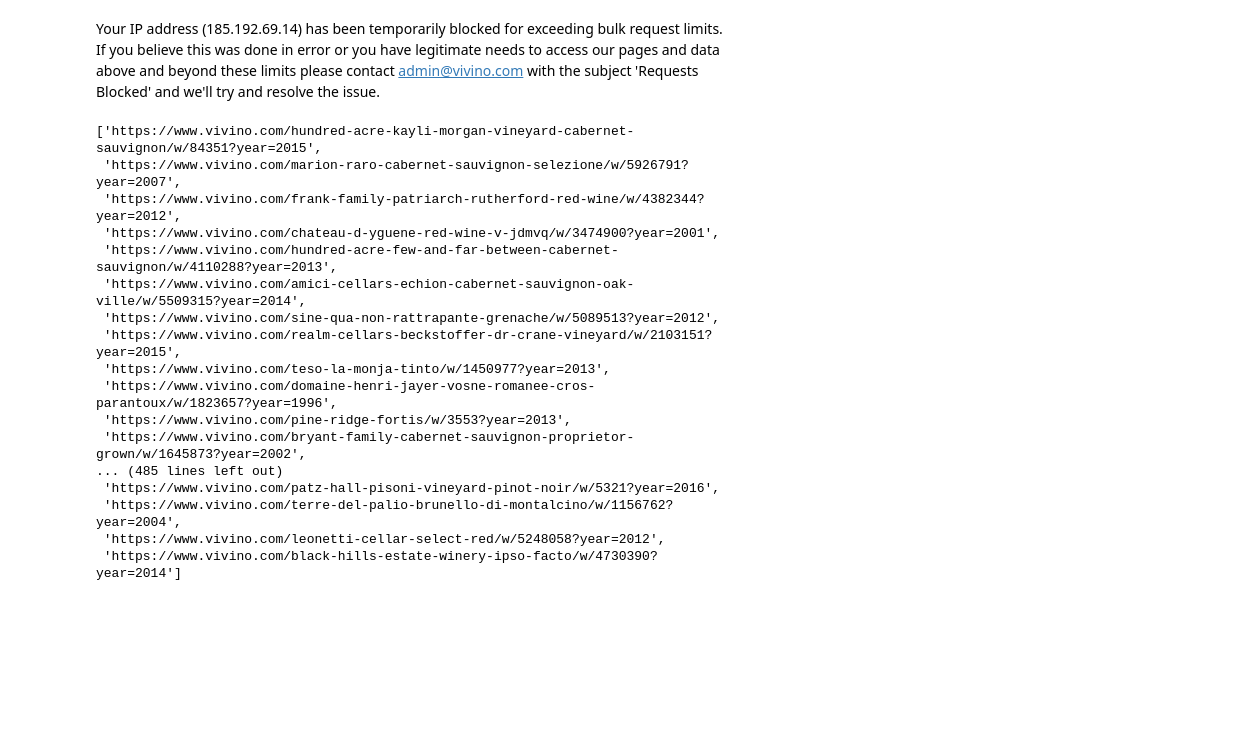
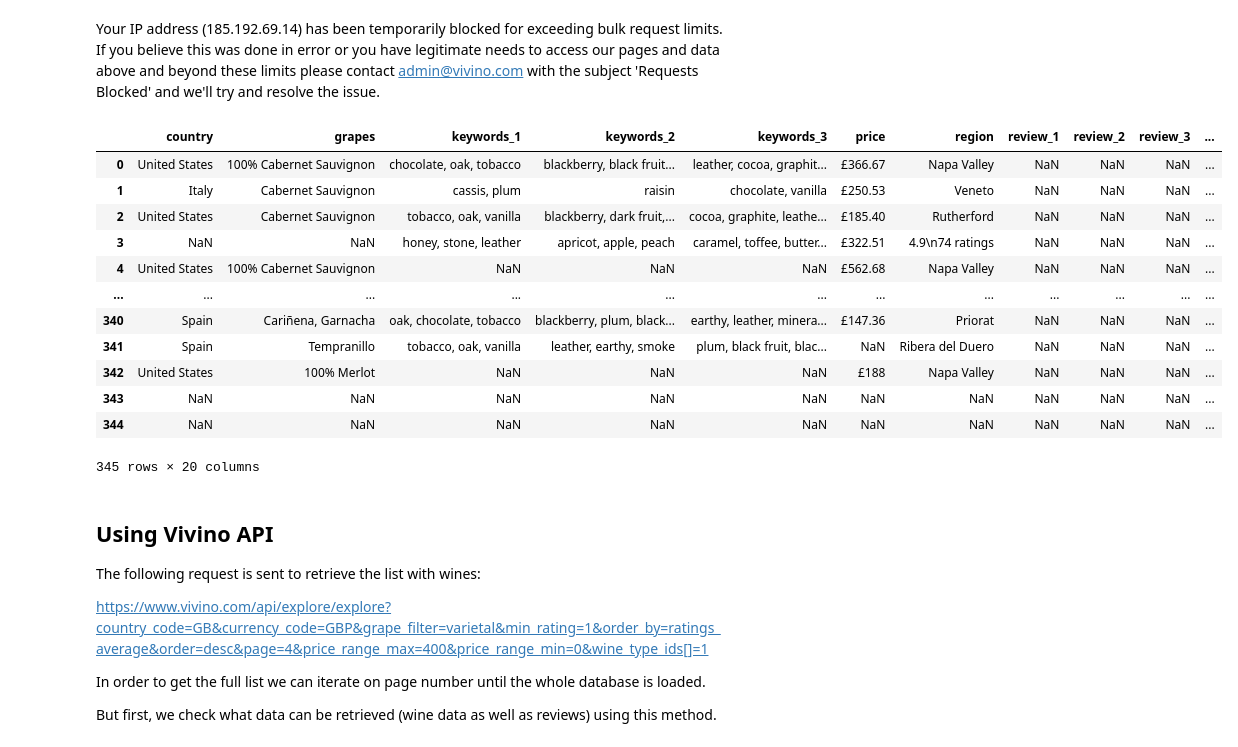
Before and after one commit to sveta-egorova/wine, a Jupyter notebook: ProjectM.ipynb, the cells around one changed output. Cells and saved outputs as stored; diff of their text form; code cells hidden in the pictures; blank space fills up the shorter version.

```diff
--- a/ProjectM.ipynb
+++ b/ProjectM.ipynb
@@ -272,13 +272,15 @@ See documentation [here](https://www.selenium.dev/documentation/en/getting_start
 # %%
 # Initialize web driver
 
-def initialize_chrome_driver():
+def initialize_chrome_driver(long_screen=False):
     options = webdriver.ChromeOptions()
     options.add_argument('--headless')
     options.add_argument('--user-agent=Mozilla/5.0 (Macintosh; Intel Mac OS X 10_15_7) AppleWebKit/605.1.15 (KHTML, like Gecko) Version/14.0 Safari/605.1.15')
-    # options.add_argument("--window-size=1920x10800")
-    options.add_argument("--window-size=1920x1080")
     options.add_argument("start-maximized")
+    if long_screen:
+        options.add_argument("--window-size=1920x10800")
+    else:
+        options.add_argument("--window-size=1920x1080")
     # options.add_argument("disable-infobars")
     # options.add_argument("--no-sandbox")
     # options.add_argument("--disable-extensions")
@@ -683,0 +679,22 @@ https://www.vivino.com/explore?e=eJwNijEOgCAMAH_TGRPXLi6u7saYWpWQCBhaVH5vl7vhLhb
+# %%
+argentina_white = "https://www.vivino.com/explore?e=eJwNi7sKgDAMAP8mcxXXLC6u7iISYy0F20oaX39vlrvhuCTYQIoZHSR6sXMO-MOhBzaMcFoNO94k0SsdUFYU0phDXbhcWaHg5ivDo9OMra3VTPIDsT4c7w=="
+australia_white = "https://www.vivino.com/explore?e=eJwNizsOgCAQBW_zajS229jY2htj1lUJiYCBxc_tpZkpJuMTNfAukIHnlzpjIB8NPaRixFWrPejm5HblE3GlxOqCzYvEEhSRtj0LHp1mauuaq7n8sUEc8g=="
+austria_white = "https://www.vivino.com/explore?e=eJwNizsOgCAQBW_zajS229jY2htj1hUJiYCB9Xd7aWaKyYRMDYKPZBD4pc4YyEdDD6kYcdbqdro5e6t8IK2UWX10ZZF0RUWizRbBo9NMbV1LNesPsUAc8Q=="
+chile_white = "https://www.vivino.com/explore?e=eJwNizsKgDAQBW_z6ii229jY2ovIumoI5CPJ-ru9aWaKYUKmBsFFMgj8UmcM5KOhh1SMOGu1B92c3a7skVbKrC7aski6oiLRthfBo9NMbV1LtfgfsTwc6w=="
+france_white = "https://www.vivino.com/explore?e=eJwNi7sKgDAMAP8mcxXXLC6u7iISoy0F20oaX39vlrvhuCTYQIoZHSR6sXMO-MOhBzaMcFoNHm-SuCsdUFYU0phDXbhcWaHgtleGR6cZW1ur2csPsUgc9A=="
+germany_white = "https://www.vivino.com/explore?e=eJwNizsOgCAQBW_zajS229jY2htj1hUJiYCB9Xd7aWaKyYRMDYKPZBD4pc4YyEdDD6kYcdbqdro5e6t8IK2UWX10ZZF0RUWizRbBo9NMbV1L9WZ_sTcc5Q=="
+italy_white = "https://www.vivino.com/explore?e=eJwNi7sKgDAMAP8mcxXXLC6u7iISYy0B20obX39vlrvhuFiwgSgJHUR6sXMO-MOhBzaMcFoNO95UxCsdkFcspJJCXThfSSHj5ivDo9OMra3VLPoDsVAc-Q=="
+portugal_white = "https://www.vivino.com/explore?e=eJwNizsKgDAQBW-zdRTb19jY2ovIumoImA_J-ru9aWaKYXxGQ94FGPL8ojOG5MPQk1SMlGq1B27Oblc-Ka7IrC7Yski8glLEthehR6cZbV1LddIfsV4dAA=="
+spain_white = "https://www.vivino.com/explore?e=eJwNi7sKgDAMAP8mcxXXLC6u7iISYy0F20oTX39vlrvhuFSxgRQzOkj0Yucc8IdDD2wY4bQadrypRq90QFmxksYcZOFyZYWCmxeGR6cZW1vF7OUHsUcc9A=="
+usa_white = "https://www.vivino.com/explore?e=eJwNi7sKgDAMAP8mcxXXLC6u7iISo5aCbaVJffy9We6G42LBBmJI6CDSi51zwB8OPbBhhMuqP_CmEnalE_KKhTQkLwvnmhQybrswPDrN2Noq5io_sWcdBA=="
+
+full_white_list = []
+white_length_list = []
+
+browser = initialize_chrome_driver()
+country_white_pages = [argentina_white, australia_white, austria_white, chile_white, france_white, germany_white, italy_white, portugal_white, spain_white, usa_white]
+for page in country_white_pages:
+    country_list = scroll_and_load(browser, page, timeout=1, scrolls=150)
+    white_length_list.append(len(country_list))
+    full_white_list.append(country_list)
+    print("{} finished and gained {} links".format(page, len(country_list)))
@@ -787,23 +835,19 @@ exception raised
 KeyboardInterrupt:
 # %% [markdown]
 Your IP address (185.192.69.14) has been temporarily blocked for exceeding bulk request limits. If you believe this was done in error or you have legitimate needs to access our pages and data above and beyond these limits please contact admin@vivino.com with the subject 'Requests Blocked' and we'll try and resolve the issue.
-# %%
-list_with_scroll
-# %% [output]
-['https://www.vivino.com/hundred-acre-kayli-morgan-vineyard-cabernet-sauvignon/w/84351?year=2015',
- 'https://www.vivino.com/marion-raro-cabernet-sauvignon-selezione/w/5926791?year=2007',
- 'https://www.vivino.com/frank-family-patriarch-rutherford-red-wine/w/4382344?year=2012',
- 'https://www.vivino.com/chateau-d-yguene-red-wine-v-jdmvq/w/3474900?year=2001',
- 'https://www.vivino.com/hundred-acre-few-and-far-between-cabernet-sauvignon/w/4110288?year=2013',
- 'https://www.vivino.com/amici-cellars-echion-cabernet-sauvignon-oak-ville/w/5509315?year=2014',
- 'https://www.vivino.com/sine-qua-non-rattrapante-grenache/w/5089513?year=2012',
- 'https://www.vivino.com/realm-cellars-beckstoffer-dr-crane-vineyard/w/2103151?year=2015',
- 'https://www.vivino.com/teso-la-monja-tinto/w/1450977?year=2013',
- 'https://www.vivino.com/domaine-henri-jayer-vosne-romanee-cros-parantoux/w/1823657?year=1996',
- 'https://www.vivino.com/pine-ridge-fortis/w/3553?year=2013',
- 'https://www.vivino.com/bryant-family-cabernet-sauvignon-proprietor-grown/w/1645873?year=2002',
-... (485 lines left out)
- 'https://www.vivino.com/patz-hall-pisoni-vineyard-pinot-noir/w/5321?year=2016',
- 'https://www.vivino.com/terre-del-palio-brunello-di-montalcino/w/1156762?year=2004',
- 'https://www.vivino.com/leonetti-cellar-select-red/w/5248058?year=2012',
- 'https://www.vivino.com/black-hills-estate-winery-ipso-facto/w/4730390?year=2014']
+# %%
+wine_df_new.head(345)
+# %% [output]
+|  | country | grapes | keywords_1 | keywords_2 | keywords_3 | price | region | review_1 | review_2 | review_3 | ... |
+| 0 | United States | 100% Cabernet Sauvignon | chocolate, oak, tobacco | blackberry, black fruit... | leather, cocoa, graphit... | £366.67 | Napa Valley | NaN | NaN | NaN | ... |
+| 1 | Italy | Cabernet Sauvignon | cassis, plum | raisin | chocolate, vanilla | £250.53 | Veneto | NaN | NaN | NaN | ... |
+| 2 | United States | Cabernet Sauvignon | tobacco, oak, vanilla | blackberry, dark fruit,... | cocoa, graphite, leathe... | £185.40 | Rutherford | NaN | NaN | NaN | ... |
+| 3 | NaN | NaN | honey, stone, leather | apricot, apple, peach | caramel, toffee, butter... | £322.51 | 4.9\n74 ratings | NaN | NaN | NaN | ... |
+| 4 | United States | 100% Cabernet Sauvignon | NaN | NaN | NaN | £562.68 | Napa Valley | NaN | NaN | NaN | ... |
+| ... | ... | ... | ... | ... | ... | ... | ... | ... | ... | ... | ... |
+| 340 | Spain | Cariñena, Garnacha | oak, chocolate, tobacco | blackberry, plum, black... | earthy, leather, minera... | £147.36 | Priorat | NaN | NaN | NaN | ... |
+| 341 | Spain | Tempranillo | tobacco, oak, vanilla | leather, earthy, smoke | plum, black fruit, blac... | NaN | Ribera del Duero | NaN | NaN | NaN | ... |
+| 342 | United States | 100% Merlot | NaN | NaN | NaN | £188 | Napa Valley | NaN | NaN | NaN | ... |
+| 343 | NaN | NaN | NaN | NaN | NaN | NaN | NaN | NaN | NaN | NaN | ... |
+| 344 | NaN | NaN | NaN | NaN | NaN | NaN | NaN | NaN | NaN | NaN | ... |
+345 rows × 20 columns
@@ -809,0 +856,10 @@ list_with_scroll
+# %% [markdown]
+## Using Vivino API
+
+The following request is sent to retrieve the list with wines:
+
+https://www.vivino.com/api/explore/explore?country_code=GB&currency_code=GBP&grape_filter=varietal&min_rating=1&order_by=ratings_average&order=desc&page=4&price_range_max=400&price_range_min=0&wine_type_ids[]=1
+
+In order to get the full list we can iterate on page number until the whole database is loaded.
+
+But first, we check what data can be retrieved (wine data as well as reviews) using this method.
```
Also changed, not shown: parts of 24 cells of this notebook.
